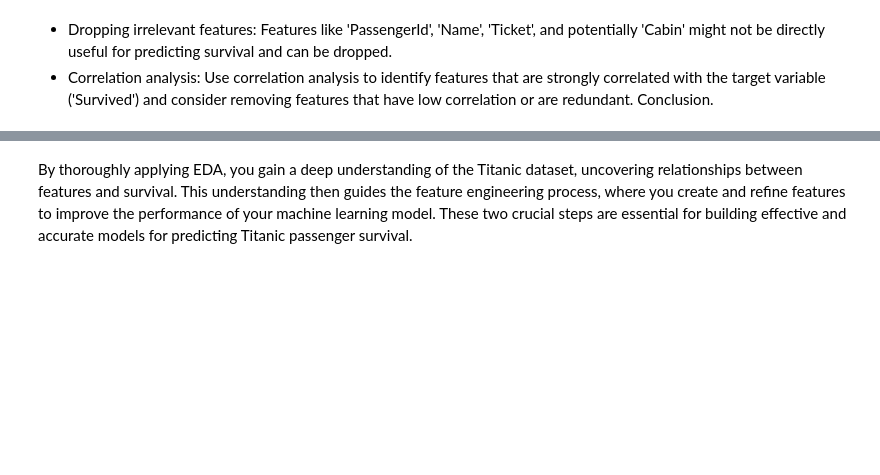
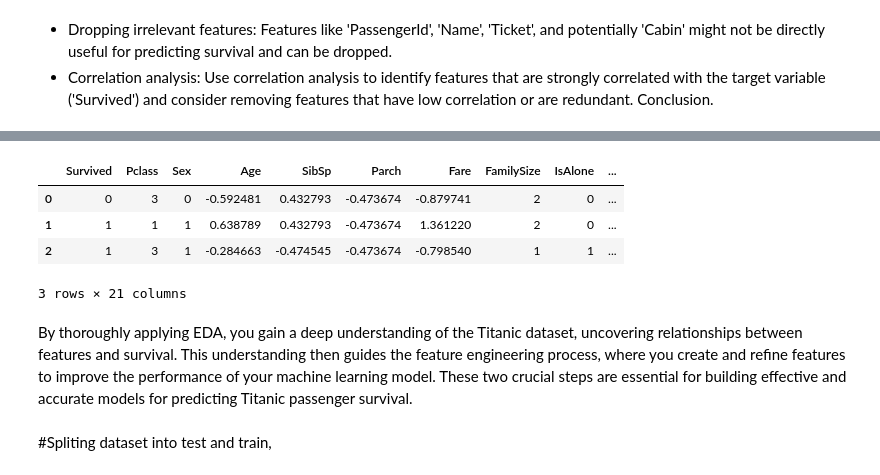
Before and after one commit to SrEntropy/titanic-ml-pipeline, a Jupyter notebook: notebooks/featureEngineering.ipynb, the cells around one changed output, grey strips where cells are left out. Cells and saved outputs as stored; diff of their text form; code cells hidden in the pictures; blank space fills up the shorter version.

```diff
--- a/notebooks/featureEngineering.ipynb
+++ b/notebooks/featureEngineering.ipynb
@@ -118,3 +153,13 @@ Conclusion.
+# %%
+dfNorm[['Age', 'Fare', 'SibSp', 'Parch','FamilySize']] = scaler.fit_transform(dfNorm[['Age', 'Fare', 'SibSp', 'Parch','FamilySize']])
+# %%
+dfNorm.head(3)
+# %% [output]
+|  | Survived | Pclass | Sex | Age | SibSp | Parch | Fare | FamilySize | IsAlone | ... |
+| 0 | 0 | 3 | 0 | -0.592481 | 0.432793 | -0.473674 | -0.879741 | 2 | 0 | ... |
+| 1 | 1 | 1 | 1 | 0.638789 | 0.432793 | -0.473674 | 1.361220 | 2 | 0 | ... |
+| 2 | 1 | 3 | 1 | -0.284663 | -0.474545 | -0.473674 | -0.798540 | 1 | 1 | ... |
+3 rows × 21 columns
 # %% [markdown]
 
 By thoroughly applying EDA, you gain a deep understanding of the Titanic dataset, uncovering relationships between features and survival. This understanding then guides the feature engineering process, where you create and refine features to improve the performance of your machine learning model. These two crucial steps are essential for building effective and accurate models for predicting Titanic passenger survival.
@@ -125,0 +166,2 @@ from sklearn.metrics import accuracy_score, classification_report, confusion_mat
+# %% [markdown]
+#Spliting dataset into test and train,
```
Also changed, not shown: parts of 21 cells of this notebook.
